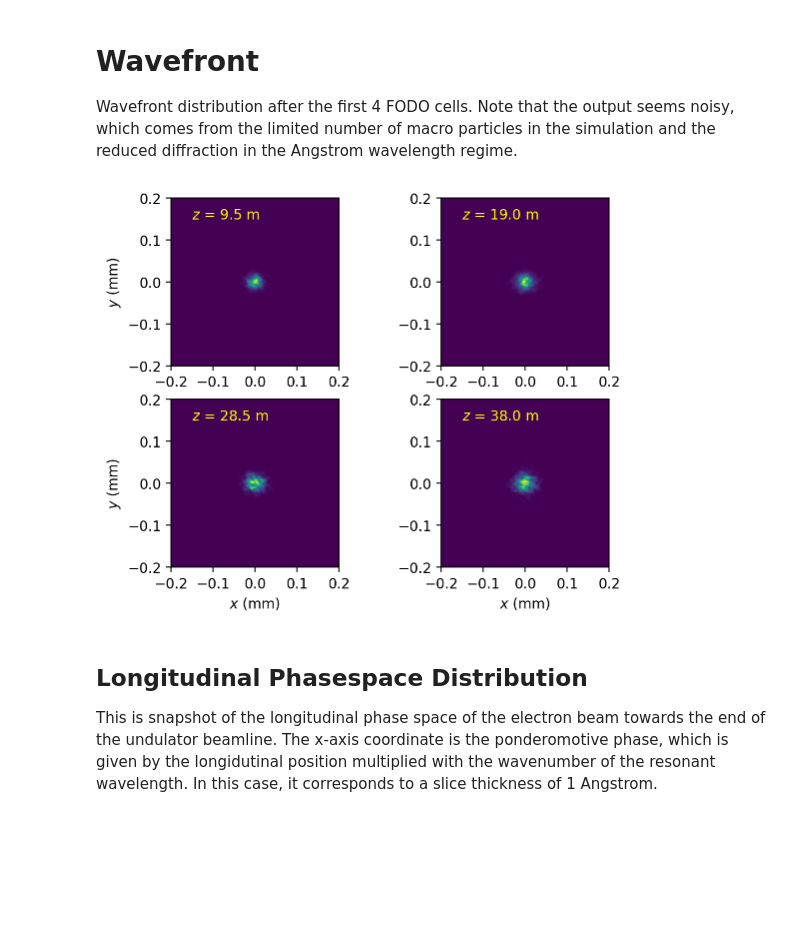
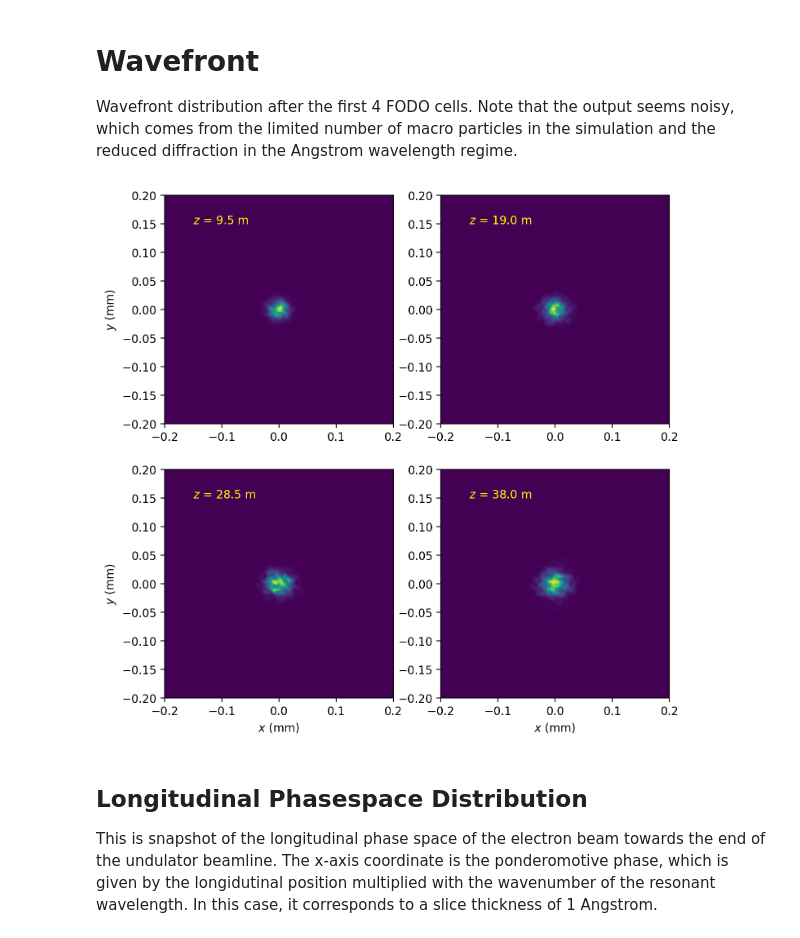
Before and after one commit to slaclab/lume-genesis, a Jupyter notebook: docs/examples/genesis4/Example2.ipynb, the cells around one changed output. Cells and saved outputs as stored; diff of their text form; code cells hidden in the pictures; blank space fills up the shorter version.

Commit message:
ENH: example3 and notebook checkin

```diff
--- a/docs/examples/genesis4/Example2.ipynb
+++ b/docs/examples/genesis4/Example2.ipynb
@@ -85,51 +103,36 @@ Total loaded particles files= 553
 # Wavefront
 
 Wavefront distribution after the first 4 FODO cells. Note that the output seems noisy, which comes from the limited number of macro particles in the simulation and  the reduced diffraction in the Angstrom wavelength regime.
-# %%
-def get_slice(field, slc: int) -> np.ndarray:
-    return field.dfl[:, :, slc]
-
-
-def getWF(field, slice=0):
-    ng = field.param.gridpoints
-    dg = field.param.gridsize
-    # inten = np.reshape(fre * fre + fim * fim, (ng, ng))
-    inten = np.abs(get_slice(field, slice) ** 2)
-    return inten, dg * (ng - 1) * 0.5 * 1e3
-
-
-def getPS(particles):
-    gamma = particles.gamma * 0.511e-3
-    theta = np.mod(particles.theta - np.pi * 0.5, 2 * np.pi)
-    return theta, gamma
-
-
-def getTS(particles):
-    x = particles.x * 1e6
-    theta = particles.theta
-    theta = np.mod(theta - np.pi * 0.5, 2 * np.pi)
-    return theta, x
-
-
-# plot wavefront
-istep = 184
-_, axs = plt.subplots(2, 2)
-color = "yellow"
-for i1 in range(2):
-    for i2 in range(2):
-        i = (i2 * 2 + i1 + 1) * istep
-        inten, dg = getWF(output.fields[f"Example2.{i}"], slice=0)
-        axs[i2, i1].imshow(inten, extent=(-dg, dg, -dg, dg))
-        txt = r"$z$ = %3.1f m" % (9.5 * (i2 * 2 + i1 + 1))
-        axs[i2, i1].text(-0.15, 0.15, txt, color=color)
-
-axs[1, 0].set_xlabel(r"$x$ (mm)")
-axs[1, 1].set_xlabel(r"$x$ (mm)")
-axs[0, 0].set_ylabel(r"$y$ (mm)")
-axs[1, 0].set_ylabel(r"$y$ (mm)")
-plt.show()
-# %% [output]
-[figure, removed]
+# %%
+def get_slice(field, slc: int) -> np.ndarray:
+    return field.dfl[:, :, slc]
+
+
+def get_wavefront(field, slice=0):
+    # inten = np.reshape(fre * fre + fim * fim, (ng, ng))
+    inten = np.abs(get_slice(field, slice) ** 2)
+    return inten, field.param.gridsize * (field.param.gridpoints - 1) * 0.5 * 1e3
+
+
+# plot wavefront
+istep = 184
+_, axs = plt.subplots(2, 2, figsize=(8, 8))
+color = "yellow"
+for i1 in range(2):
+    for i2 in range(2):
+        i = (i2 * 2 + i1 + 1) * istep
+        inten, dg = get_wavefront(output.fields[f"Example2.{i}"], slice=0)
+        axs[i2, i1].imshow(inten, extent=(-dg, dg, -dg, dg))
+        txt = r"$z$ = %3.1f m" % (9.5 * (i2 * 2 + i1 + 1))
+        axs[i2, i1].text(-0.15, 0.15, txt, color=color)
+
+axs[1, 0].set_xlabel(r"$x$ (mm)")
+axs[1, 1].set_xlabel(r"$x$ (mm)")
+axs[0, 0].set_ylabel(r"$y$ (mm)")
+axs[1, 0].set_ylabel(r"$y$ (mm)")
+plt.show()
+# %% [output]
+[figure, added]
 # %% [markdown]
 ## Longitudinal Phasespace Distribution
 
```
Also changed, not shown: parts of 6 cells of this notebook, 6 other files.
